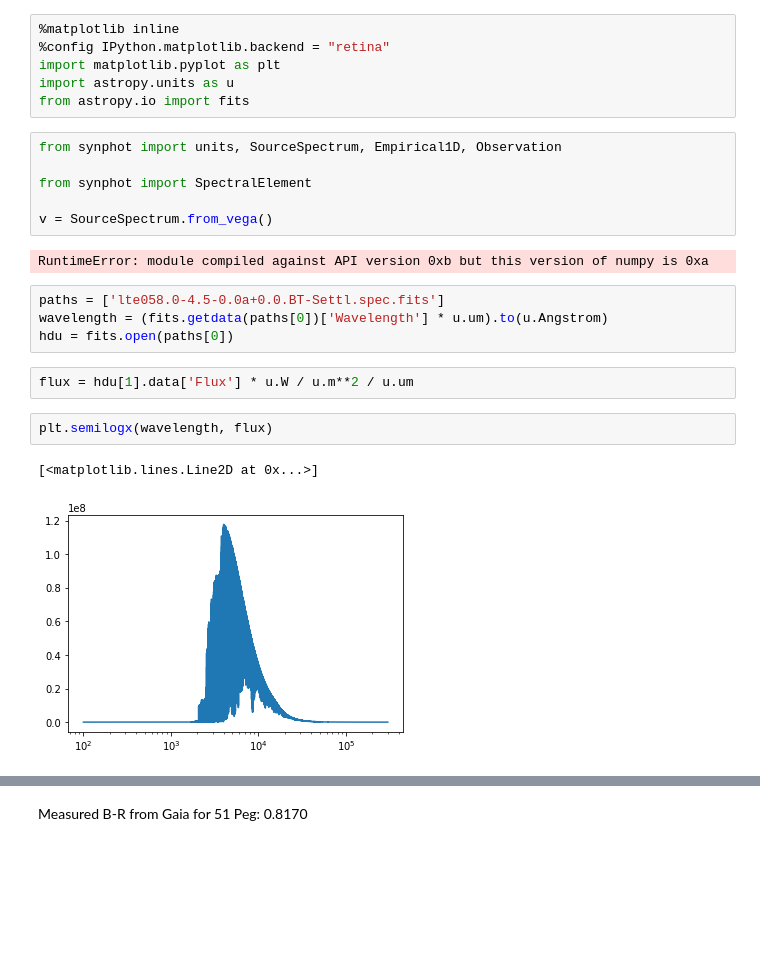
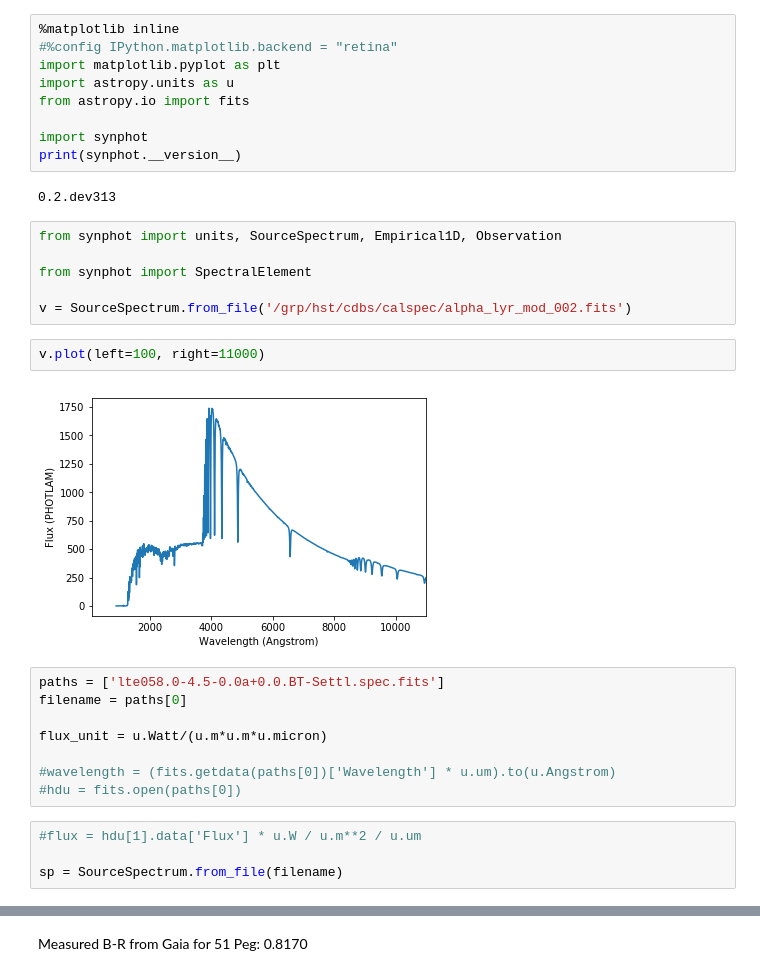
Before and after one commit to bmorris3/halp, a Jupyter notebook: synphot.ipynb, the cells around one changed output, grey strips where cells are left out. Saved outputs shown, nothing was run; the diff lists cells and outputs as text; blank space fills up the shorter version.

```diff
--- a/synphot.ipynb
+++ b/synphot.ipynb
@@ -1,25 +1,33 @@
 # %%
 %matplotlib inline
-%config IPython.matplotlib.backend = "retina"
+#%config IPython.matplotlib.backend = "retina"
 import matplotlib.pyplot as plt
 import astropy.units as u
 from astropy.io import fits
+
+import synphot
+print(synphot.__version__)
+# %% [output]
+0.2.dev313
 # %%
 from synphot import units, SourceSpectrum, Empirical1D, Observation
 
 from synphot import SpectralElement
 
-v = SourceSpectrum.from_vega()
+v = SourceSpectrum.from_file('/grp/hst/cdbs/calspec/alpha_lyr_mod_002.fits')
-# %% [output]
-RuntimeError: module compiled against API version 0xb but this version of numpy is 0xa
+# %%
+v.plot(left=100, right=11000)
+# %% [output]
+[figure, added]
 # %%
 paths = ['lte058.0-4.5-0.0a+0.0.BT-Settl.spec.fits']
-wavelength = (fits.getdata(paths[0])['Wavelength'] * u.um).to(u.Angstrom)
-hdu = fits.open(paths[0])
+filename = paths[0]
+
+flux_unit = u.Watt/(u.m*u.m*u.micron)
+
+#wavelength = (fits.getdata(paths[0])['Wavelength'] * u.um).to(u.Angstrom)
+#hdu = fits.open(paths[0])
 # %%
-flux = hdu[1].data['Flux'] * u.W / u.m**2 / u.um
+#flux = hdu[1].data['Flux'] * u.W / u.m**2 / u.um
+
+sp = SourceSpectrum.from_file(filename)
-# %%
-plt.semilogx(wavelength, flux)
-# %% [output]
-[<matplotlib.lines.Line2D at 0x...>]
-[figure, removed]
```
Also changed, not shown: parts of 10 cells of this notebook, 1 other file.
